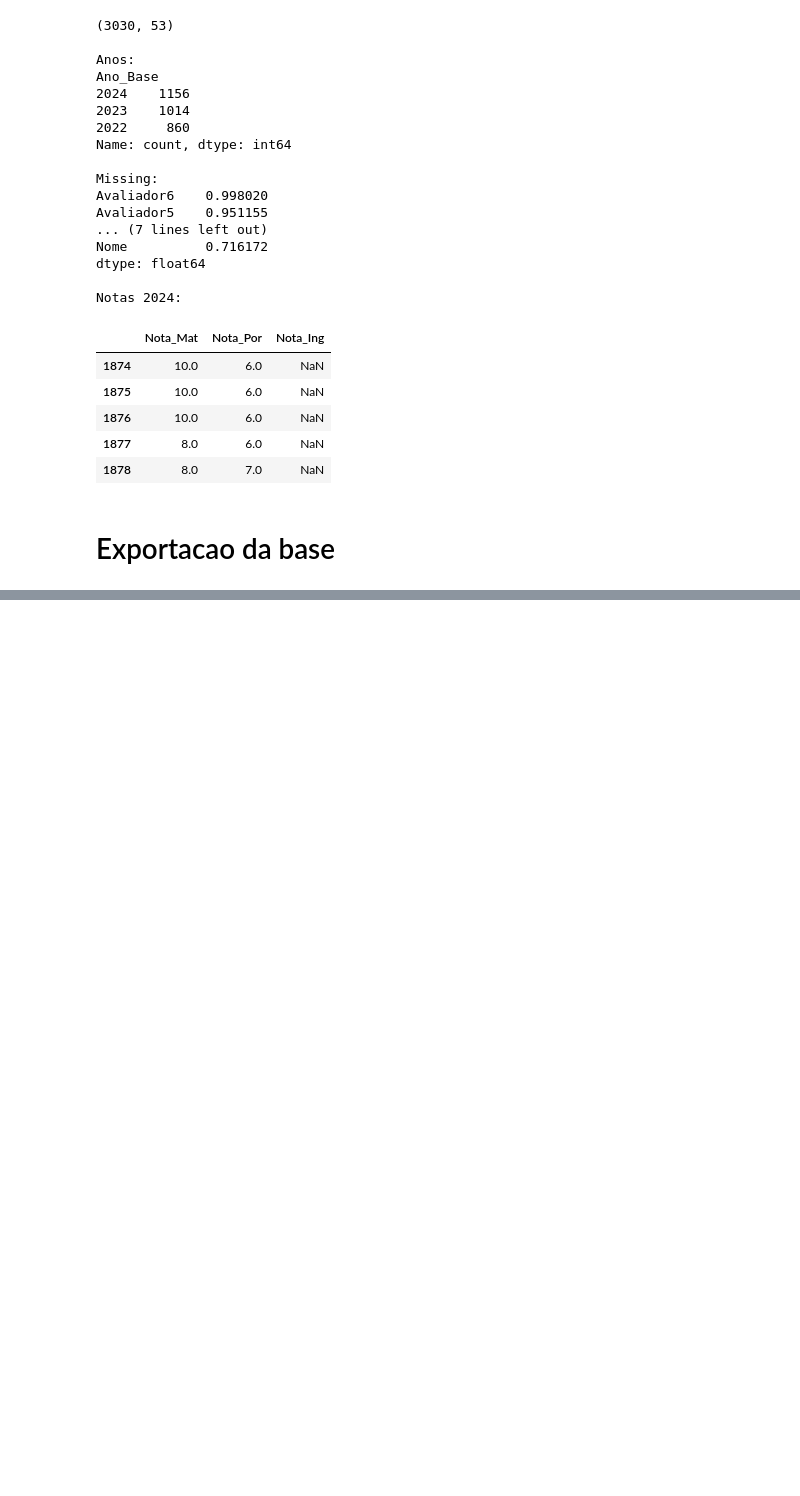
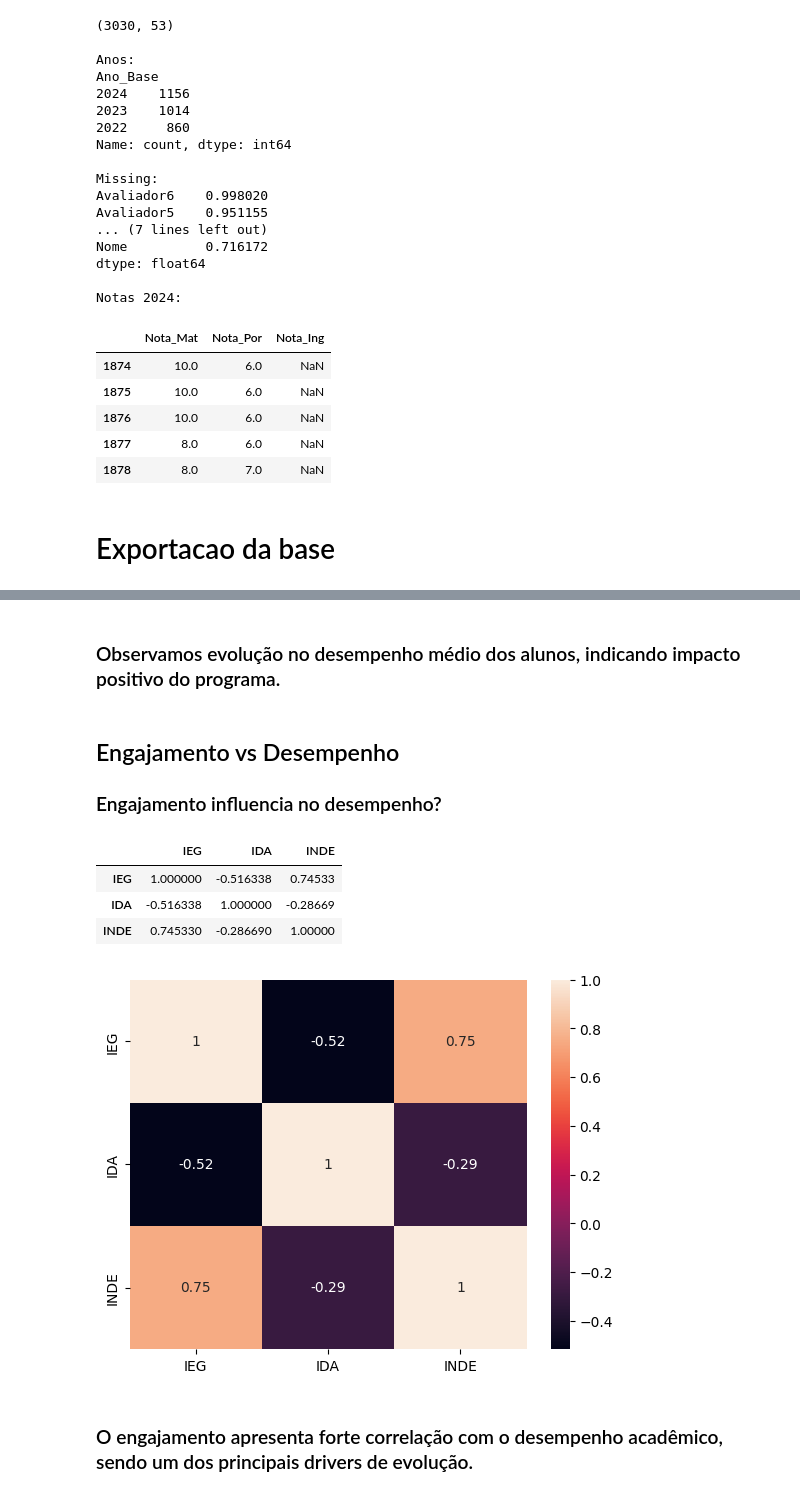
Before and after one commit to carneiro-santos/dataton_fase_5_, a Jupyter notebook: fase_5_FIAP.ipynb, the cells around one changed output, grey strips where cells are left out. Drawn from its saved outputs; the diff is of its cells as text; code cells hidden in the pictures; blank space fills up the shorter version.

```diff
--- a/fase_5_FIAP.ipynb
+++ b/fase_5_FIAP.ipynb
@@ -219,0 +271,23 @@ df_full.to_excel('/content/base_final.xlsx', index=False)
+# %% [markdown]
+### Observamos evolução no desempenho médio dos alunos, indicando impacto positivo do programa.
+# %% [markdown]
+## Engajamento vs Desempenho
+
+
+### Engajamento influencia no desempenho?
+# %%
+df_full[['IEG','IDA','INDE']].corr()
+# %% [output]
+|  | IEG | IDA | INDE |
+| IEG | 1.000000 | -0.516338 | 0.74533 |
+| IDA | -0.516338 | 1.000000 | -0.28669 |
+| INDE | 0.745330 | -0.286690 | 1.00000 |
+# %%
+import seaborn as sns
+
+sns.heatmap(df_full[['IEG','IDA','INDE']].corr(), annot=True)
+plt.show()
+# %% [output]
+[figure, added]
+# %% [markdown]
+### O engajamento apresenta forte correlação com o desempenho acadêmico, sendo um dos principais drivers de evolução.
```
Also changed, not shown: parts of 9 cells of this notebook.
